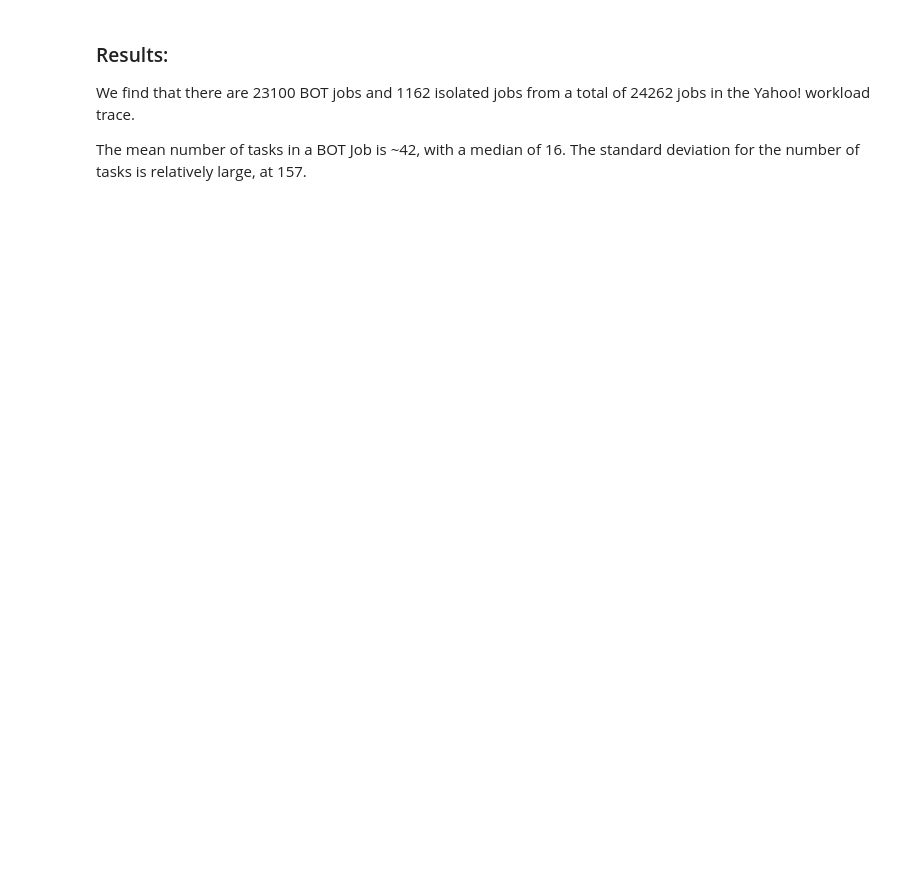
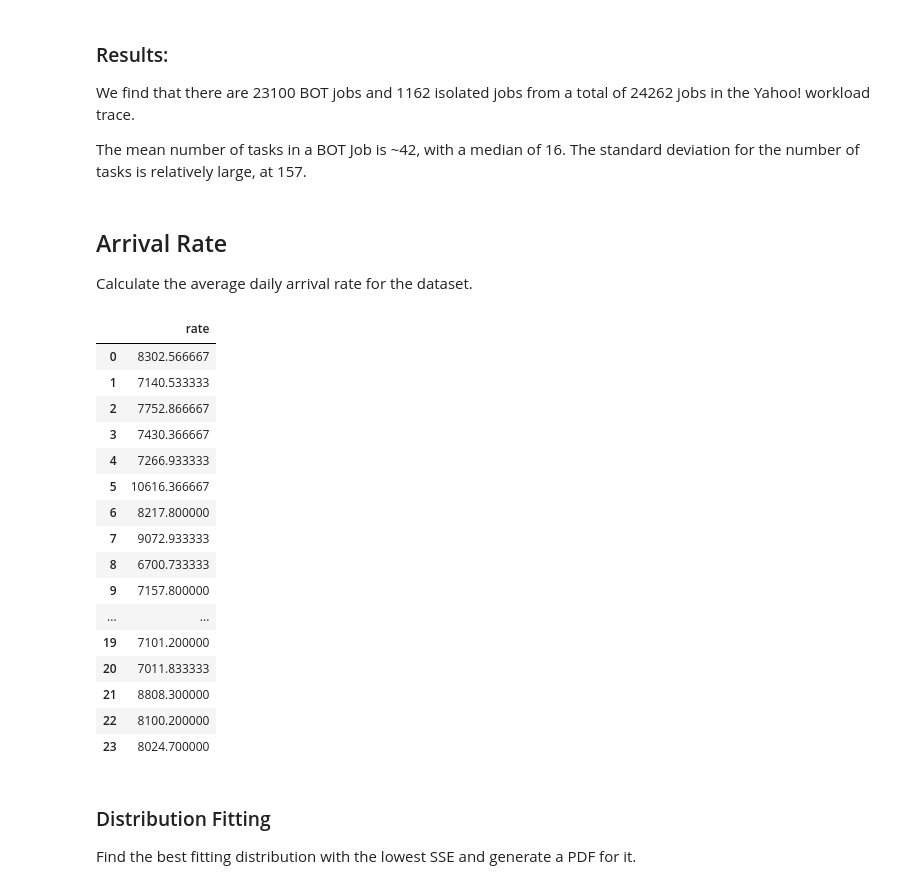
Before and after one commit to elimana/workload-trace-modelling, a Jupyter notebook: job-visualisation.ipynb, the cells around one changed output. Cells and saved outputs as stored; diff of their text form; code cells hidden in the pictures; blank space fills up the shorter version.

```diff
--- a/job-visualisation.ipynb
+++ b/job-visualisation.ipynb
@@ -123,25 +123,53 @@ isolated_jobs.describe()
 We find that there are 23100 BOT jobs and 1162 isolated jobs from a total of 24262 jobs in the Yahoo! workload trace.
 
 The mean number of tasks in a BOT Job is ~42, with a median of 16. The standard deviation for the number of tasks is relatively large, at 157.
+# %% [markdown]
+## Arrival Rate
+
+Calculate the average daily arrival rate for the dataset.
 # %%
 days = 0
 n = 1
 minute = 6
 day = minute*60*24
-freq = .6*minute
+freq = 60*minute
 
 sumArrivalRate = np.zeros(int(day/freq))
 
-for job in data['job_submission_time']:
+for i, job in enumerate(data['job_submission_time']):
     days = int(job/(day))
     n = int((job - (days*day))/freq)
-    sumArrivalRate[n] += 1
+    sumArrivalRate[n] += data['nr_of_tasks_in_job'][i]
+    # if days > 0:
+    #     break
 
 avgArrivalRate = sumArrivalRate
 for i, rate in enumerate(avgArrivalRate):
             avgArrivalRate[i] = rate/days
 
-ar = avgArrivalRate
+ar = pd.DataFrame(avgArrivalRate, columns=['rate'])
+ar
+# %% [output]
+|  | rate |
+| 0 | 8302.566667 |
+| 1 | 7140.533333 |
+| 2 | 7752.866667 |
+| 3 | 7430.366667 |
+| 4 | 7266.933333 |
+| 5 | 10616.366667 |
+| 6 | 8217.800000 |
+| 7 | 9072.933333 |
+| 8 | 6700.733333 |
+| 9 | 7157.800000 |
+| ... | ... |
+| 19 | 7101.200000 |
+| 20 | 7011.833333 |
+| 21 | 8808.300000 |
+| 22 | 8100.200000 |
+| 23 | 8024.700000 |
+# %% [markdown]
+### Distribution Fitting
+Find the best fitting distribution with the lowest SSE and generate a PDF for it.
 # %%
 import scipy.stats
 import fitDistribution as fd
```
Also changed, not shown: parts of 14 cells of this notebook.
